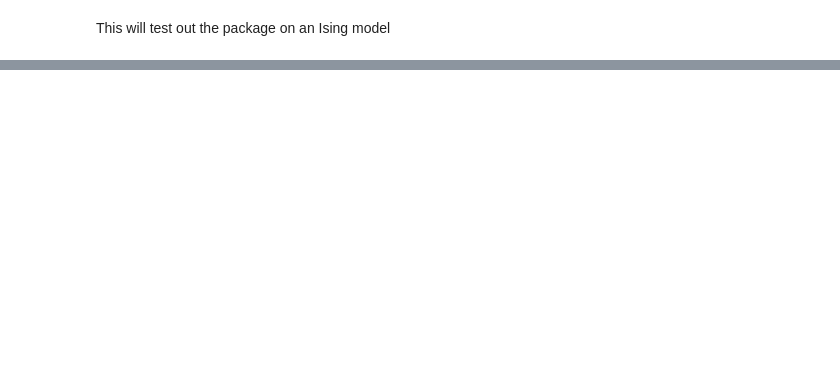
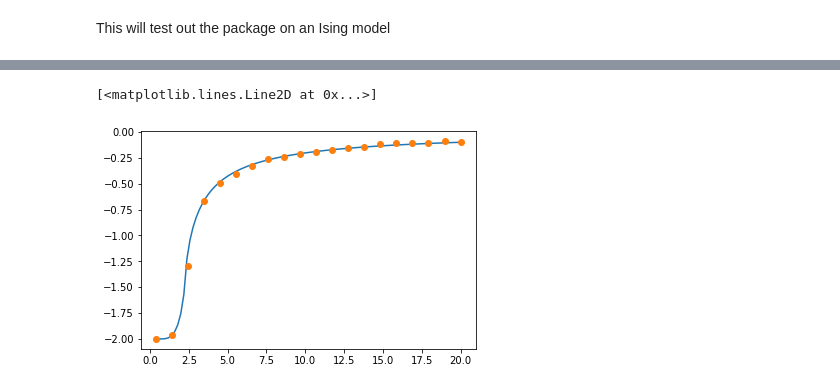
Before and after one commit to devkimg1/spin-glass-order, a Jupyter notebook: Ising2Dexample.ipynb, the cells around one changed output, grey strips where cells are left out. Drawn from its saved outputs; the diff is of its cells as text; code cells hidden in the pictures; blank space fills up the shorter version.

Commit message:
Ising verification
The ising example compares the rejection free ising results to an analytical solution made by Stefano

```diff
--- a/Ising2Dexample.ipynb
+++ b/Ising2Dexample.ipynb
@@ -122,0 +47,14 @@ plt.plot(temperatures, energies)
+# %%
+import utils
+
+T = np.linspace(0.4,20,100)
+E = np.zeros(np.shape(T))
+
+for i in range(len(T)):
+    E[i] = utils._ising_exact_energy_2D(T[i])
+# %%
+plt.plot(T,E)
+plt.plot(temperatures, energies*16/49,'o')
+# %% [output]
+[<matplotlib.lines.Line2D at 0x...>]
+[figure, added]
```
Also changed, not shown: parts of 4 cells of this notebook, 6 other files.
